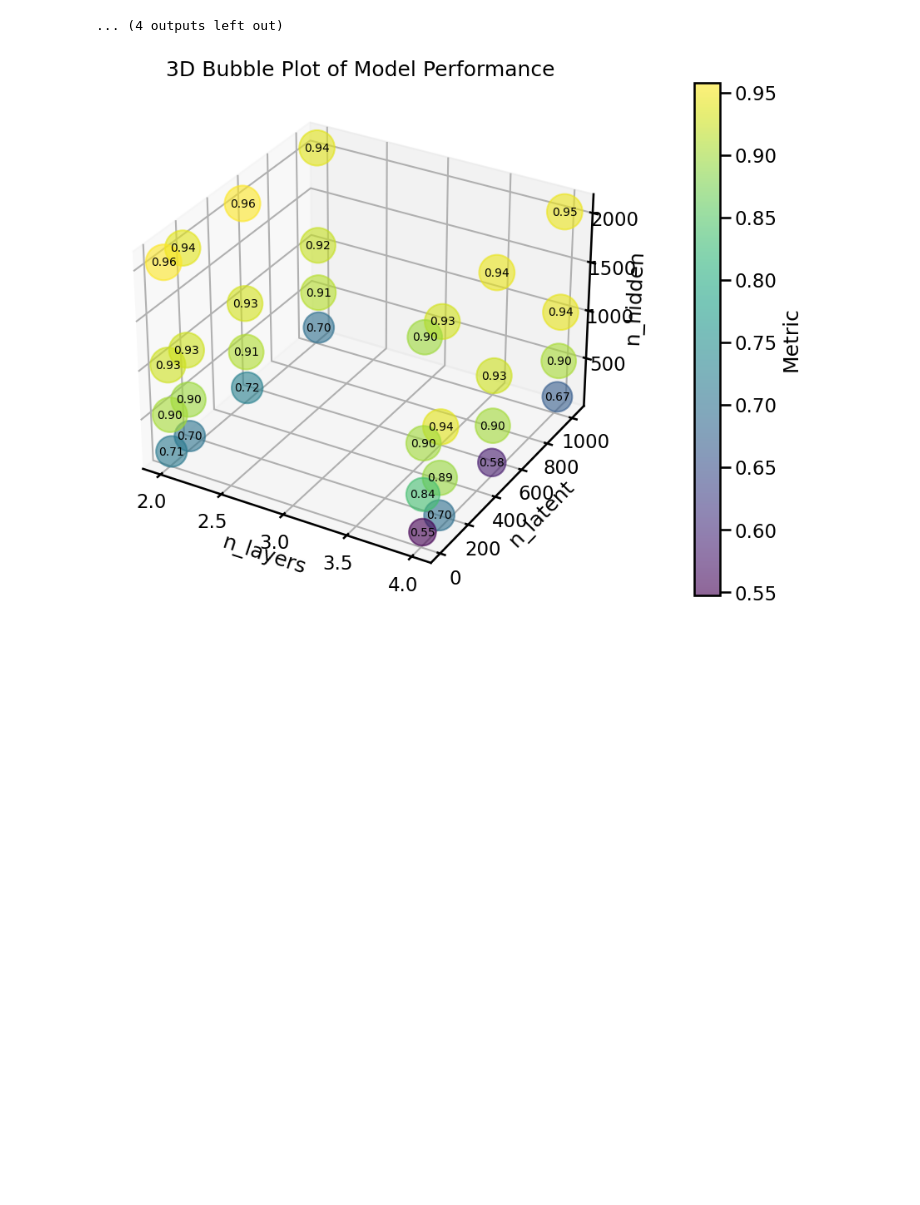
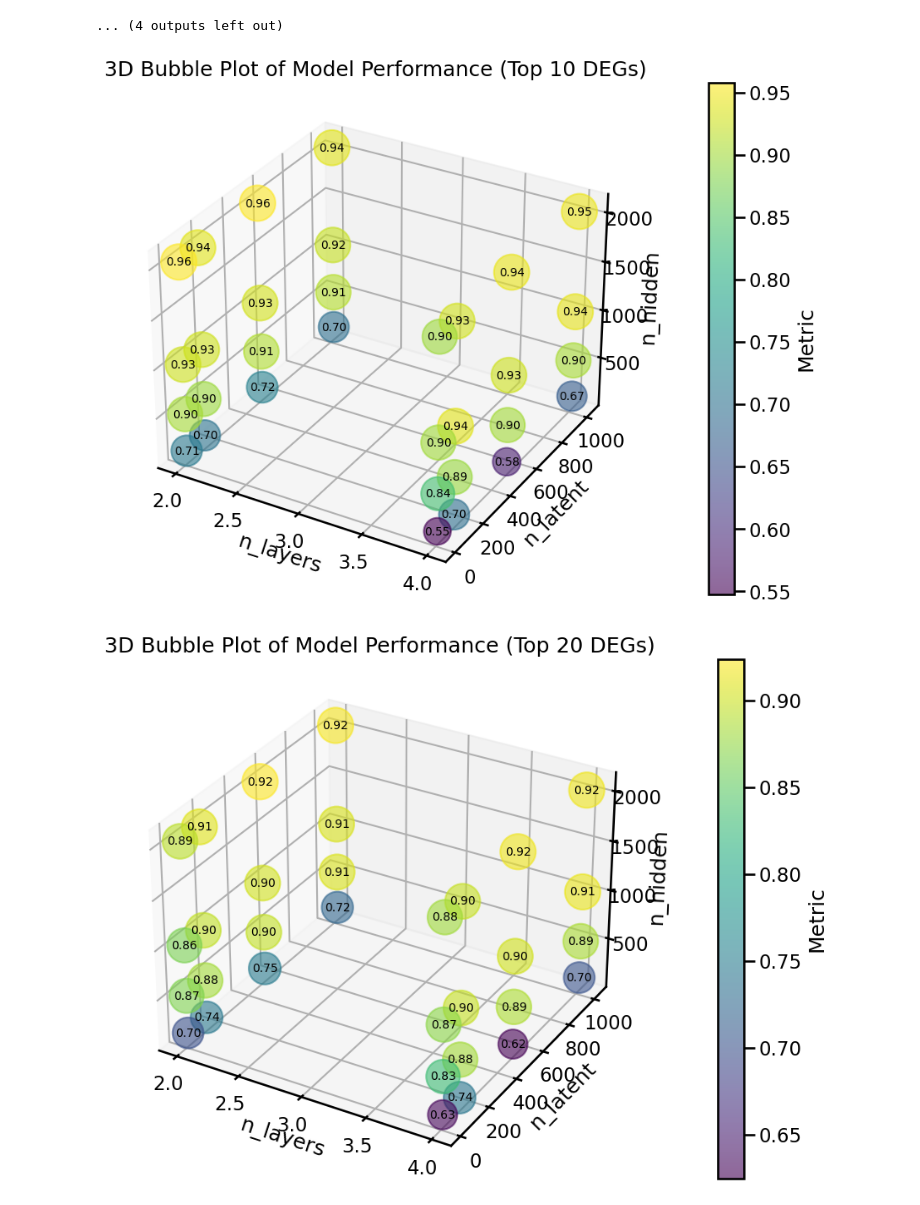
Before and after one commit to stathismegas/CellDISECT_reproducibility, a Jupyter notebook: figure_notebooks/ablation_model_size.ipynb, the cells around one changed output. Drawn from its saved outputs; the diff is of its cells as text; code cells hidden in the pictures; blank space fills up the shorter version.

Commit message:
update model size ablation figs

```diff
--- a/figure_notebooks/ablation_model_size.ipynb
+++ b/figure_notebooks/ablation_model_size.ipynb
@@ -409,32 +409,34 @@ for row_name in r2_results.index:
 ... (4 outputs left out)
 # %%
 from mpl_toolkits.mplot3d import Axes3D
+for row_name in r2_results.index:
+    score_name = f"pearson_{row_name}"
+    # Sorting the DataFrame to ensure the plot is orderly
+    df = df.sort_values(by=['n_layers', 'n_latent', 'n_hidden'])
 
-# Sorting the DataFrame to ensure the plot is orderly
-df = df.sort_values(by=['n_layers', 'n_latent', 'n_hidden'])
+    # Create 3D bubble plot
+    fig = plt.figure(figsize=(12, 8))
+    ax = fig.add_subplot(111, projection='3d')
 
-# Create 3D bubble plot
-fig = plt.figure(figsize=(12, 8))
-ax = fig.add_subplot(111, projection='3d')
+    # Scatter plot
+    scatter = ax.scatter(df['n_layers'], df['n_latent'], df['n_hidden'],
+                         s=df[score_name]*1000, c=df[score_name], cmap='viridis', alpha=0.6)
+    for i in range(df.shape[0]):
+        ax.text(df['n_layers'].iloc[i], df['n_latent'].iloc[i], df['n_hidden'].iloc[i],
+                f'{df[score_name].iloc[i]:.2f}', color='black', ha='center', va='center', fontsize=10)
 
-# Scatter plot
-scatter = ax.scatter(df['n_layers'], df['n_latent'], df['n_hidden'],
-                     s=df['pearson']*1000, c=df['pearson'], cmap='viridis', alpha=0.6)
-for i in range(df.shape[0]):
-    ax.text(df['n_layers'].iloc[i], df['n_latent'].iloc[i], df['n_hidden'].iloc[i],
-            f'{df["pearson"].iloc[i]:.2f}', color='black', ha='center', va='center', fontsize=10)
+    # Labels
+    ax.set_xlabel('n_layers')
+    ax.set_ylabel('n_latent')
+    ax.set_zlabel('n_hidden')
+    ax.set_title(f'3D Bubble Plot of Model Performance (Top {row_name} DEGs)')
 
-# Labels
-ax.set_xlabel('n_layers')
-ax.set_ylabel('n_latent')
-ax.set_zlabel('n_hidden')
-ax.set_title('3D Bubble Plot of Model Performance')
+    # Color bar
+    cbar = plt.colorbar(scatter, ax=ax, pad=0.1)
+    cbar.set_label('Metric')
 
-# Color bar
-cbar = plt.colorbar(scatter, ax=ax, pad=0.1)
-cbar.set_label('Metric')
-
-# Show plot
-plt.show()
+    # Show plot
+    plt.show()
 # %% [output]
-[figure, old version]
+[figure, new version]
+[figure, added]
```
Also changed, not shown: parts of 1 cell of this notebook.
